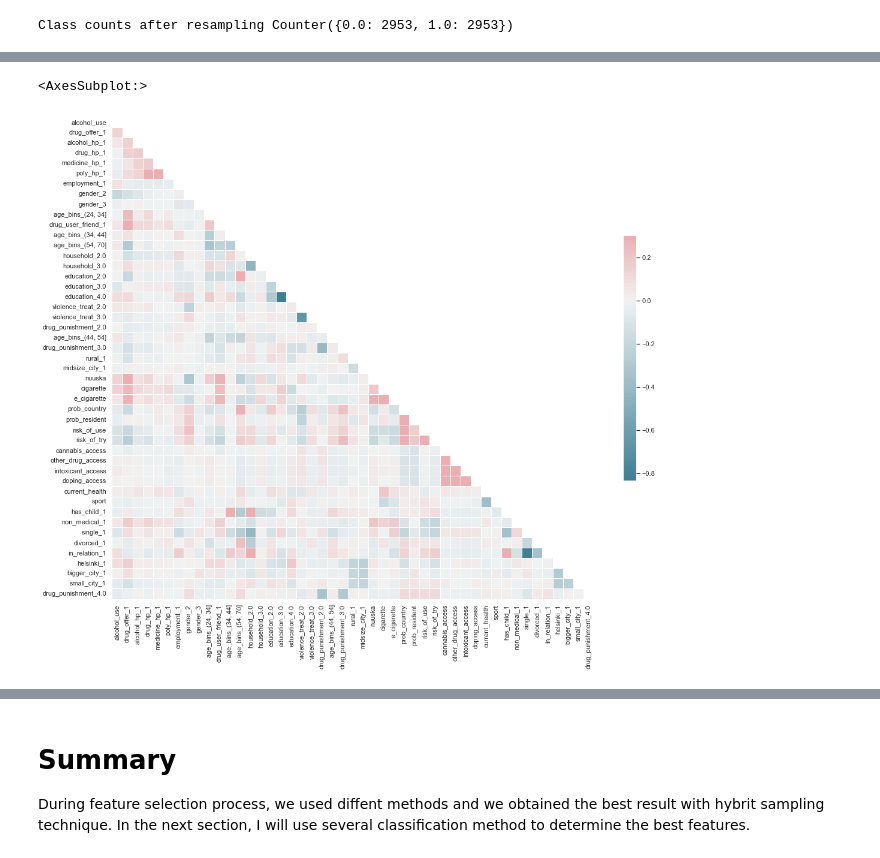
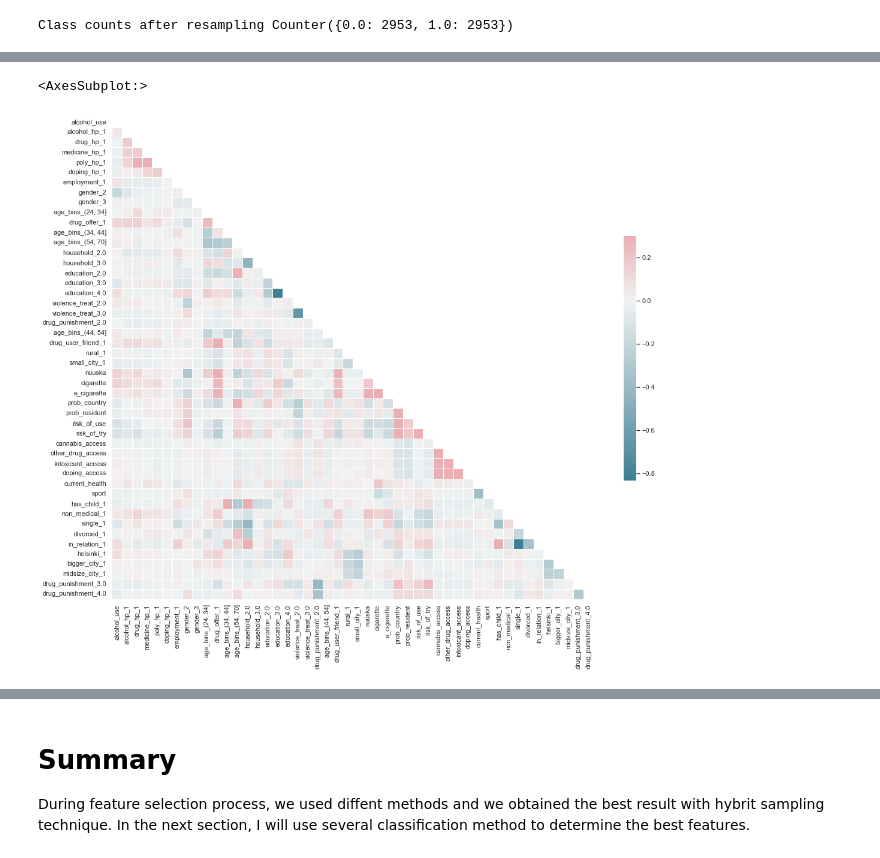
Before and after one commit to ali-unlu/predicting-drug-use, a Jupyter notebook: Feature Selection with Hybrid Sampling Methods.ipynb, the cells around one changed output, grey strips where cells are left out. Drawn from its saved outputs; the diff is of its cells as text; code cells hidden in the pictures.

```diff
--- a/Feature Selection with Hybrid Sampling Methods.ipynb
+++ b/Feature Selection with Hybrid Sampling Methods.ipynb
@@ -63,19 +60,0 @@ Class counts after resampling Counter({0.0: 2953, 1.0: 2953})
-# %%
-from sklearn.pipeline import Pipeline
-from sklearn.feature_selection import RFECV
-from sklearn.model_selection import RepeatedStratifiedKFold
-from sklearn.model_selection import cross_val_score
-from sklearn.feature_selection import RFE
-
-
-
-from sklearn.ensemble import GradientBoostingClassifier
-from sklearn.feature_selection import RFECV
-
-rfecv = RFECV(estimator=GradientBoostingClassifier())
-model = GradientBoostingClassifier()
-# %%
-pipeline = Pipeline([('Feature Selection', rfecv), ('Model', model)])
-cv = RepeatedStratifiedKFold(n_splits=5, n_repeats=5, random_state=92116)
-n_scores = cross_val_score(pipeline, X_train, y_train, scoring='accuracy', cv=cv, n_jobs=-1)
-np.mean(n_scores)
@@ -220,6 +208,10 @@ import numpy as np
 # %%
 from sklearn.ensemble import RandomForestClassifier
 
-rfecv= RFECV(estimator=RandomForestClassifier())
+estimator = estimator=RandomForestClassifier()
+model = RandomForestClassifier(n_estimators=100, random_state=92116)
 
-model = RandomForestClassifier(n_estimators=100, random_state=92116)
+n_splits = 5
+n_repeats = 5
+rf_model = refcv_model(X_train, y_train, estimator, model, n_splits, n_repeats)
+plot_results(rf_model[0])
@@ -261,28 +242,24 @@ plt.show()
 # %%
-rfecv.support_rfecv_df = pd.DataFrame(rfecv.ranking_,index=data.columns[1:],columns=['Rank']).sort_values(by='Rank',ascending=True)
-
-dt_columns = rfecv.support_rfecv_df [rfecv.support_rfecv_df ['Rank']==1].reset_index()
-dt_columns = list(np.array(dt_columns['index']))
-
+import seaborn as sns
 # New Correlation Matrix
 sns.set(style="white")
 
 # Compute the correlation matrix
-corr = data[dt_columns].corr()
+corr = data[rf_model[1]].corr()
 
 # Generate a mask for the upper triangle
 mask = np.zeros_like(corr, )
 mask[np.triu_indices_from(mask)] = True
 
 # Set up the matplotlib figure
 f, ax = plt.subplots(figsize=(18, 15))
 
 # Generate a custom diverging colormap
 cmap = sns.diverging_palette(220, 10, as_cmap=True)
 
 # Draw the heatmap with the mask and correct aspect ratio
 sns.heatmap(corr, mask=mask, cmap=cmap, vmax=.3, center=0,
             square=True, linewidths=.5, cbar_kws={"shrink": .5})
 # %% [output]
 <AxesSubplot:>
-[figure, old version]
+[figure, new version]
```
Also changed, not shown: parts of 35 cells of this notebook, 1 other file.
